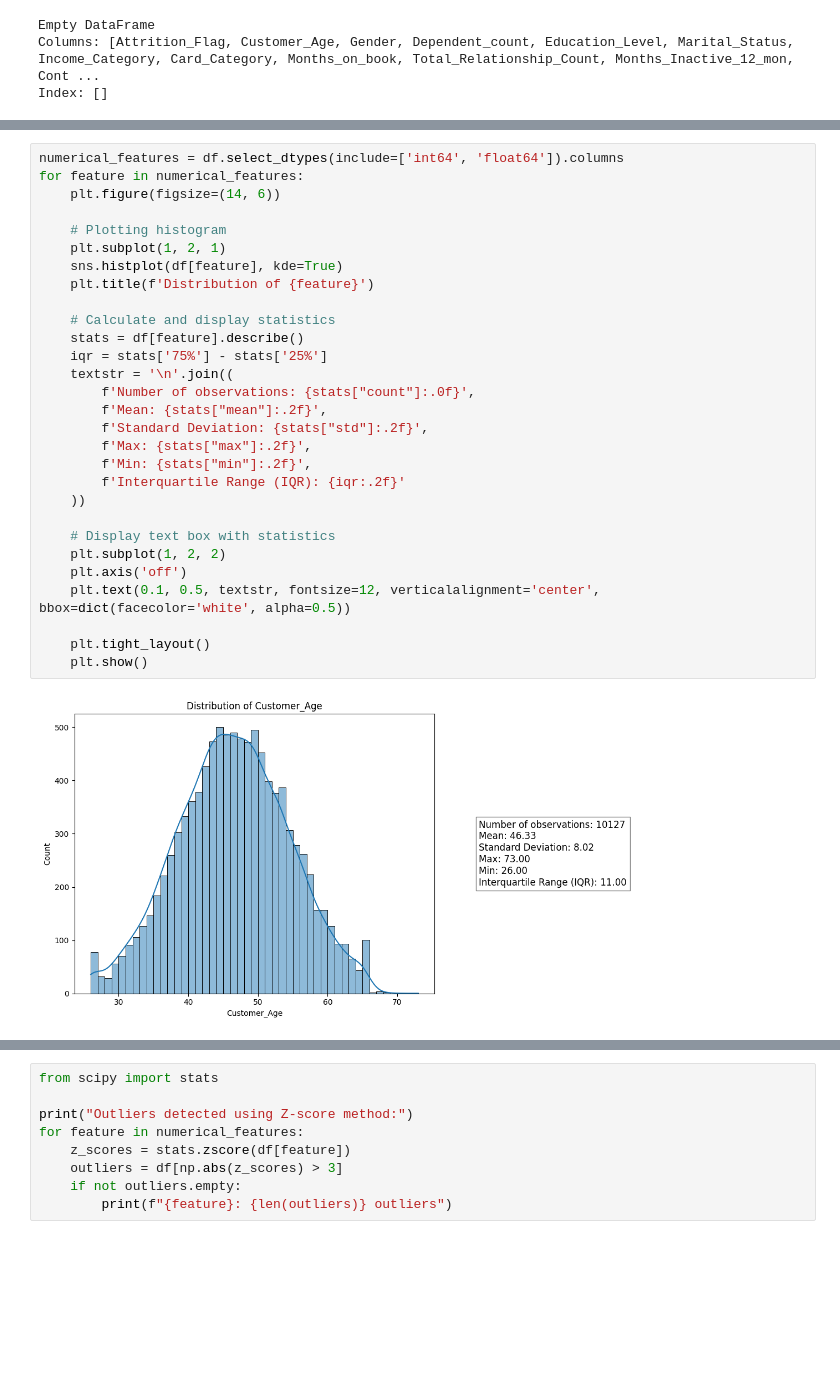
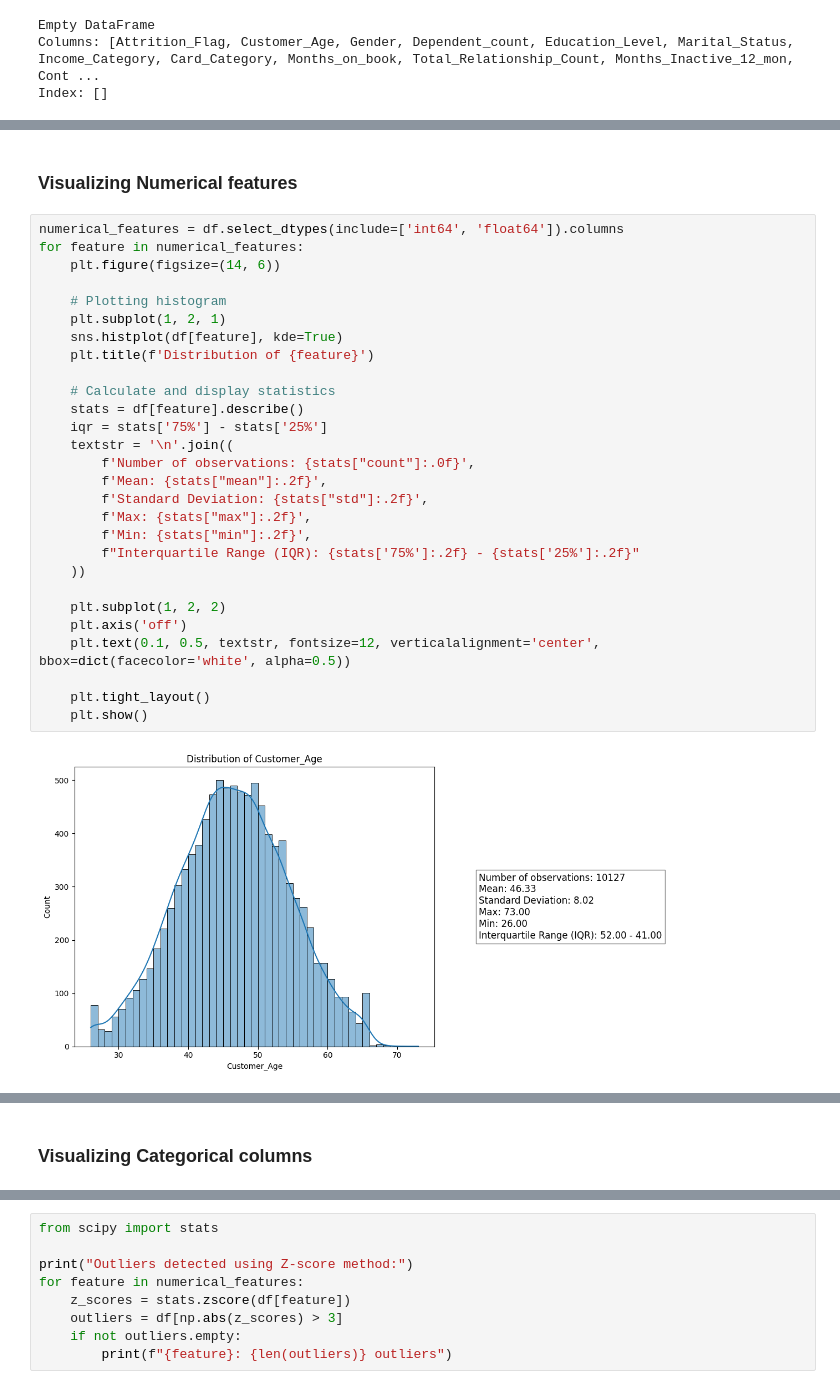
Before and after one commit to sachin27b/Credit-Card-Customer-Analysis, a Jupyter notebook: notebook/CC_Analysis.ipynb, the cells around one changed output, grey strips where cells are left out. Drawn from its saved outputs; the diff is of its cells as text; blank space fills up the shorter version.

```diff
--- a/notebook/CC_Analysis.ipynb
+++ b/notebook/CC_Analysis.ipynb
@@ -139,31 +112,32 @@ plt.show()
+# %% [markdown]
+### Visualizing Numerical features
 # %%
 numerical_features = df.select_dtypes(include=['int64', 'float64']).columns
 for feature in numerical_features:
     plt.figure(figsize=(14, 6))
 
     # Plotting histogram
     plt.subplot(1, 2, 1)
     sns.histplot(df[feature], kde=True)
     plt.title(f'Distribution of {feature}')
 
     # Calculate and display statistics
     stats = df[feature].describe()
     iqr = stats['75%'] - stats['25%']
     textstr = '\n'.join((
         f'Number of observations: {stats["count"]:.0f}',
         f'Mean: {stats["mean"]:.2f}',
         f'Standard Deviation: {stats["std"]:.2f}',
         f'Max: {stats["max"]:.2f}',
         f'Min: {stats["min"]:.2f}',
-        f'Interquartile Range (IQR): {iqr:.2f}'
+        f"Interquartile Range (IQR): {stats['75%']:.2f} - {stats['25%']:.2f}"
     ))
 
-    # Display text box with statistics
     plt.subplot(1, 2, 2)
     plt.axis('off')
     plt.text(0.1, 0.5, textstr, fontsize=12, verticalalignment='center', bbox=dict(facecolor='white', alpha=0.5))
 
     plt.tight_layout()
     plt.show()
 # %% [output]
-[figure, old version]
+[figure, new version]
@@ -183 +157,3 @@ for feature in numerical_features:
+# %% [markdown]
+### Visualizing Categorical columns
 # %%
```
Also changed, not shown: parts of 50 cells of this notebook.
